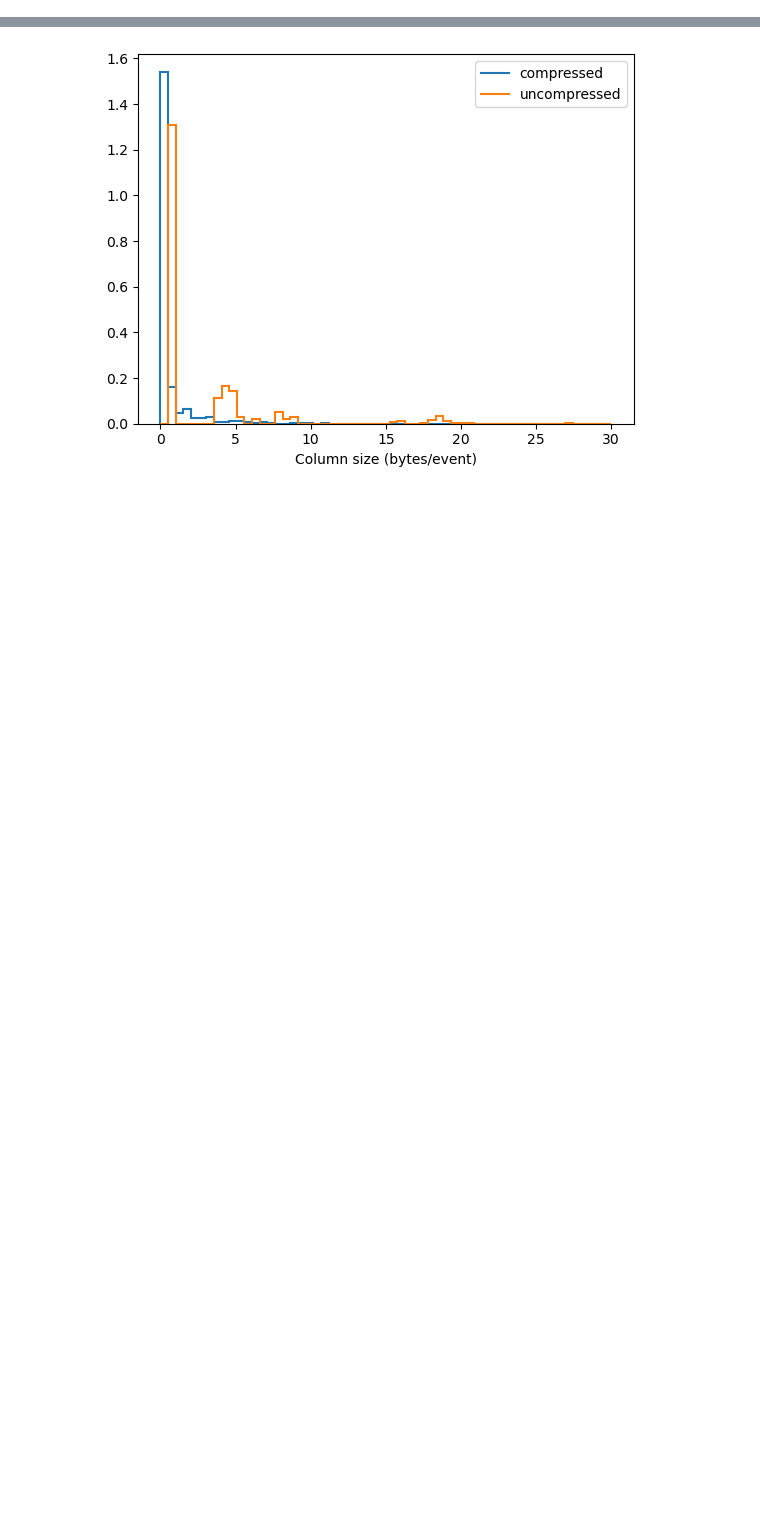
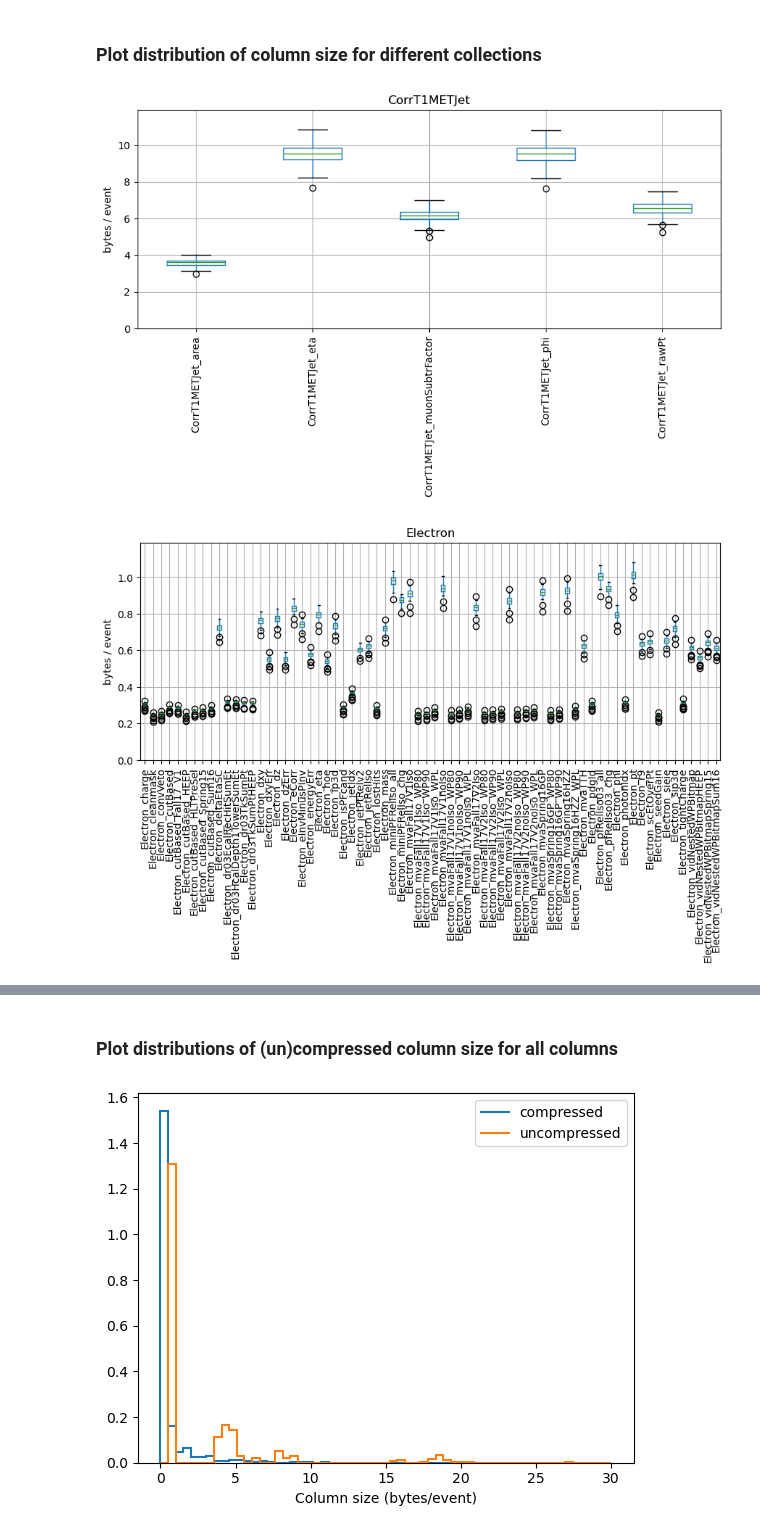
Before and after one commit to PurdueAF/af-benchmark, a Jupyter notebook: notebooks/1.1_Column-size-distribution.ipynb, the cells around one changed output, grey strips where cells are left out. Cells and saved outputs as stored; diff of their text form; code cells hidden in the pictures; blank space fills up the shorter version.

Commit message:
update measurements of column size distributions

```diff
--- a/notebooks/1.1_Column-size-distribution.ipynb
+++ b/notebooks/1.1_Column-size-distribution.ipynb
@@ -1,4 +1,8 @@
 # %%
+import matplotlib.pyplot as plt
+import mplhep as hep
+import numpy as np
+
 import pandas as pd
 import uproot
 import glob
@@ -11,5 +15,16 @@ for filename in tqdm.tqdm(glob.glob(directory+"*.root")):
     fn = filename.split("/")[-1].replace(".root", "")
     tree = uproot.open(filename)["Events"]
     for column in tree.keys():
-        df.loc[f"{column}_{fn}", "compressed_bytes"] = tree[column].compressed_bytes/tree.num_entries
-        df.loc[f"{column}_{fn}", "uncompressed_bytes"] = tree[column].uncompressed_bytes/tree.num_entries
+        row = {
+            "file": fn,
+            "collection": column.split("_")[0],
+            "branch": "_".join(column.split("_")[1:]),
+            "column": column,
+            "compressed_bytes": tree[column].compressed_bytes,
+            "uncompressed_bytes": tree[column].uncompressed_bytes,
+            "num_entries": tree.num_entries
+        }
+        df = pd.concat([df, pd.DataFrame([row])])
+
+df["compressed_bytes_per_event"] = df.compressed_bytes/df.num_entries
+df["uncompressed_bytes_per_event"] = df.uncompressed_bytes/df.num_entries
@@ -15,0 +60,27 @@ for filename in tqdm.tqdm(glob.glob(directory+"*.root")):
+# %% [markdown]
+### Plot distribution of column size for different collections
+# %%
+plot_collections = [
+    "Electron", "Muon", "Tau", "Jet",
+    # "FatJet", "MET", "IsoTrack", "PuppiMET",
+    # "SubJet", "TrigObj",
+    "SoftActivityJet", "CorrT1METJet"
+]
+
+for collection in df.collection.unique():
+    if collection not in plot_collections:
+        continue
+    ax = df[df.collection==collection].boxplot(
+        by='column',
+        column='compressed_bytes_per_event',
+        rot=90,
+        figsize=(10,4)
+    )
+    ax.set_xlabel('')
+    ax.set_ylabel('bytes / event')
+    plt.title(collection)
+    plt.suptitle('')
+    plt.ylim(0,df.loc[df.collection==collection, "compressed_bytes_per_event"].max()*1.1)
+# %% [output]
+[figure, added]
+[figure, added]
@@ -16 +91,3 @@ for filename in tqdm.tqdm(glob.glob(directory+"*.root")):
+# %% [markdown]
+### Plot distributions of (un)compressed column size for all columns
 # %%
```
Also changed, not shown: parts of 5 cells of this notebook.
